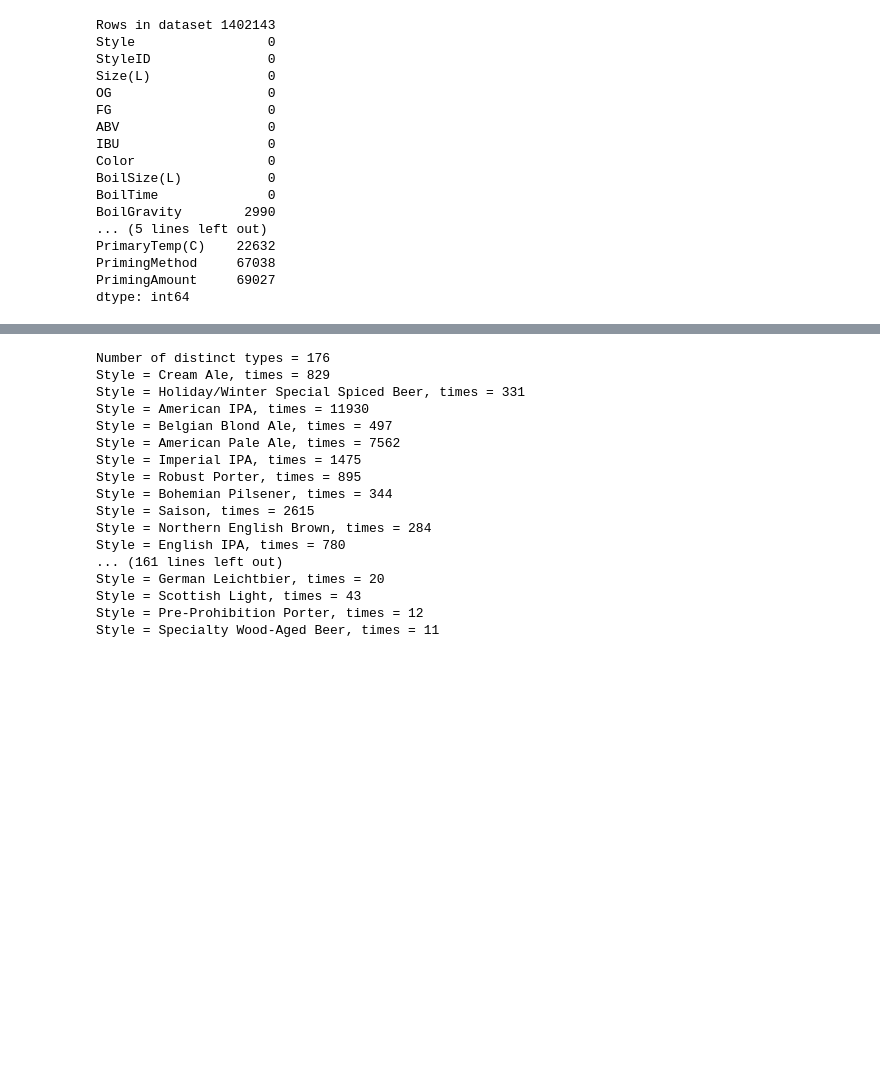
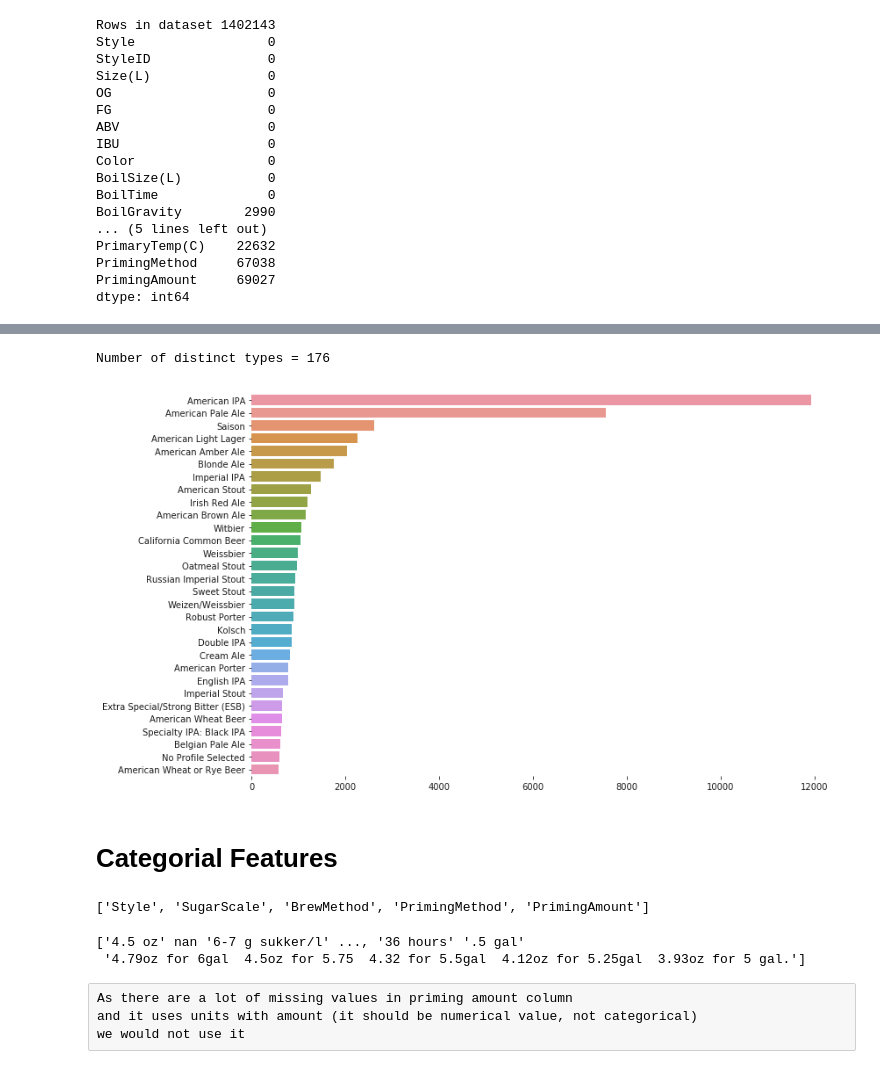
Before and after one commit to BabaZibulya/DataMining, a Jupyter notebook: preprocessing.ipynb, the cells around one changed output, grey strips where cells are left out. Cells and saved outputs as stored; diff of their text form; code cells hidden in the pictures; blank space fills up the shorter version.

Commit message:
Added analysis for categorical features

```diff
--- a/preprocessing.ipynb
+++ b/preprocessing.ipynb
@@ -48,25 +65,47 @@ dtype: int64
 # %%
 """Unique labels (Style and StyleID)"""
 styles = data['Style'].unique()
 assert(styles.size == data['StyleID'].unique().size)
 print("Number of distinct types = %d" % styles.size)
+freq = {}
 for style in styles:
-    print("Style = %s, times = %d" % (style, sum(data['Style'] == style)))
+    freq[style] = (sum(data['Style'] == style))
+    #print("Style = %s, times = %d" % (style, freq[style]))
+
+def draw_bar_chart(n, freq):
+    import operator
+    x = []
+    y = []
+    sorted_dict = sorted(freq.items(), key = operator.itemgetter(1), reverse = True)
+
+    %matplotlib inline
+    fig, ax = plt.subplots(figsize=(12, 8))
+
+    sns.set_color_codes("pastel")
+    x = [t[1] for t in sorted_dict[:n]]
+    y = [t[0] for t in sorted_dict[:n]]
+    sns.barplot(x=x, y=y)
+    sns.despine(left=True, bottom=True)
+    plt.show()
+
+draw_bar_chart(30, freq)
 # %% [output]
 Number of distinct types = 176
-Style = Cream Ale, times = 829
-Style = Holiday/Winter Special Spiced Beer, times = 331
-Style = American IPA, times = 11930
-Style = Belgian Blond Ale, times = 497
-Style = American Pale Ale, times = 7562
-Style = Imperial IPA, times = 1475
-Style = Robust Porter, times = 895
-Style = Bohemian Pilsener, times = 344
-Style = Saison, times = 2615
-Style = Northern English Brown, times = 284
-Style = English IPA, times = 780
-... (161 lines left out)
-Style = German Leichtbier, times = 20
-Style = Scottish Light, times = 43
-Style = Pre-Prohibition Porter, times = 12
-Style = Specialty Wood-Aged Beer, times = 11
+[figure, added]
+# %% [markdown]
+# Categorial Features
+# %%
+"""List of categorial features"""
+print(list(data.select_dtypes(include=object).columns))
+# %% [output]
+['Style', 'SugarScale', 'BrewMethod', 'PrimingMethod', 'PrimingAmount']
+# %%
+"""Priming Amount"""
+print(data.PrimingAmount.unique())
+# %% [output]
+['4.5 oz' nan '6-7 g sukker/l' ..., '36 hours' '.5 gal'
+ '4.79oz for 6gal  4.5oz for 5.75  4.32 for 5.5gal  4.12oz for 5.25gal  3.93oz for 5 gal.']
+# %% [raw]
+As there are a lot of missing values in priming amount column
+and it uses units with amount (it should be numerical value, not categorical)
+we would not use it
```
Also changed, not shown: parts of 10 cells of this notebook.
